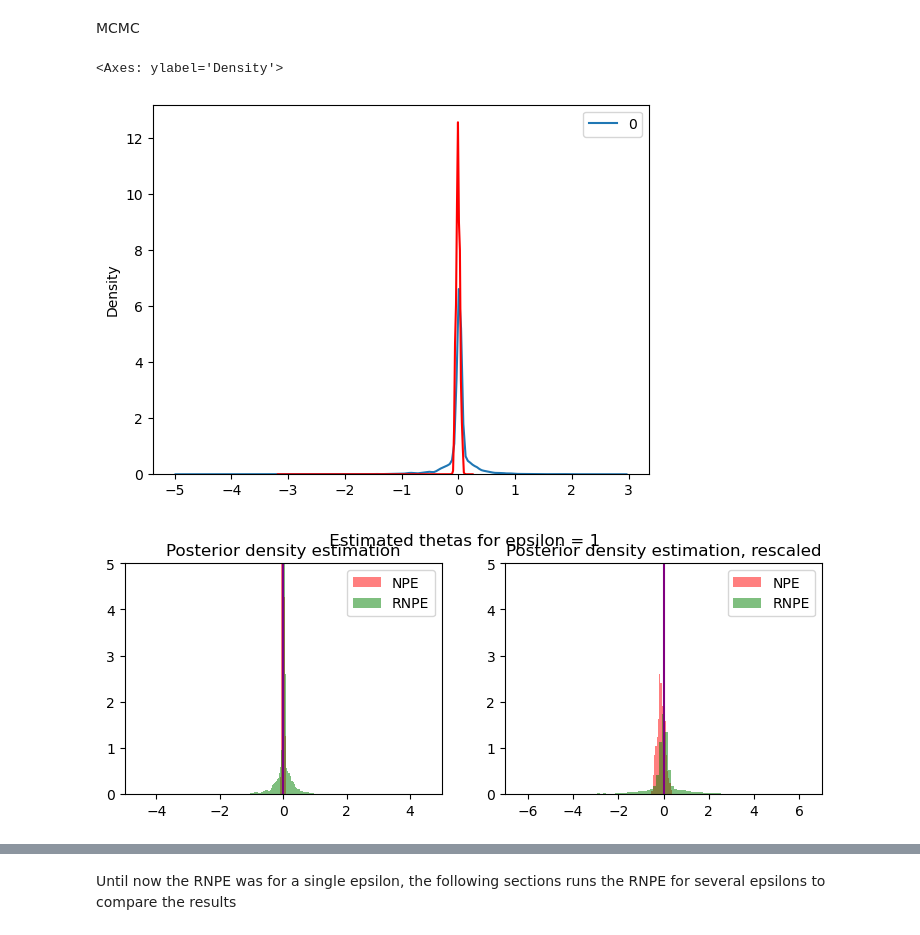
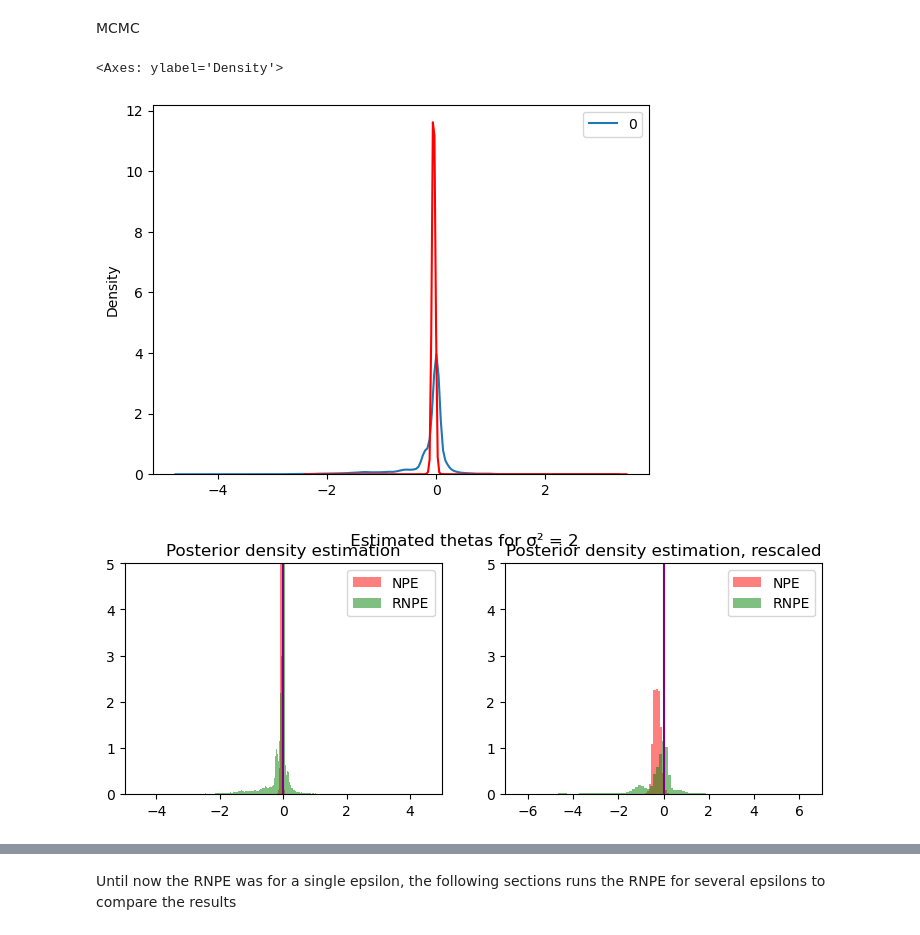
Before and after one commit to MouzaouiMatthieu/PFE, a Jupyter notebook: Robust_NPE.ipynb, the cells around one changed output, grey strips where cells are left out. Saved outputs shown, nothing was run; the diff lists cells and outputs as text; code cells hidden in the pictures.

```diff
--- a/Robust_NPE.ipynb
+++ b/Robust_NPE.ipynb
@@ -39,5 +39,3 @@ x_papier = data_papier.item()['x']
 y_papier = data_papier.item()['y']
 
 y_raw_papier = data_papier.item()['y_raw']
-# %%
-mu=0
@@ -49,18 +49,19 @@ rho = 1/2
 # %% [markdown]
 Utils
 # %%
-def generate_observed_corrupted_data(N: int, mu: float, epsilon: float) -> torch.Tensor:
-    """Generates the corrupted "y" from N(mu, 1+epsilon)
+def generate_observed_corrupted_data(N: int, mu: float, sigma_2: float) -> torch.Tensor:
+    """Generates the corrupted "y" from N(mu, sigma²)
 
     Args:
         N (int): Number of observations
         mu (float): True parameter
-        epsilon (float): Added corruption
+        sigma² (float): Variance of the y
 
     Returns:
         torch.Tensor: tensor of y, dim(N, 2)
     """
     zx = mu + torch.distributions.Normal(0, 1).sample((N, 100)) #N(mu,1)
+    epsilon = np.sqrt(sigma_2-1)
     zy = zx + torch.distributions.Normal(0, epsilon).sample(zx.shape)#N(mu, 1+epsilon)
     y_raw = torch.cat((zy.mean(dim=1, keepdim=True), zy.var(dim=1, keepdim=True)), dim=-1)
     return y_raw
@@ -100,8 +101,8 @@ dataset = lampe.data.JointDataset(theta, x)
 dataset_test = lampe.data.JointDataset(theta_test, x_test)
 # %%
 #Generating the observed corrupted data y
-epsilon = 1
-y_raw = generate_observed_corrupted_data(N, mu, epsilon)
+sigma_2 = 2
+y_raw = generate_observed_corrupted_data(N, mu, sigma_2)
 #Taking y0 a particular observation
 y = (y_raw[0] - x_mean) / x_std
 y
@@ -373,38 +374,38 @@ sns.kdeplot(thetas_m)
 sns.kdeplot(thetas_NPE.squeeze(),c='red')
 # %% [output]
 <Axes: ylabel='Density'>
-[figure, old version]
+[figure, new version]
 # %%
-def plot_thetas_scaled(thetas_NPE, thetasm, theta_mean, theta_std, epsilon): #,thetas_NPE_noisy
+def plot_thetas_scaled(thetas_NPE, thetasm, theta_mean, theta_std, sigma_2):
     plt.close()
     n_bins= 300
     plt.close()
     fig, (ax1, ax2) = plt.subplots(1,2, figsize=(9, 3))
 
     ax1.hist(thetas_NPE.squeeze().detach().numpy(),bins=n_bins, alpha=0.5, color='r', label='NPE', density=True)
     ax1.hist(thetasm.squeeze().detach().numpy(),bins=n_bins, alpha = 0.5, color='g', label='RNPE', density=True)
     mu_sclaled = (mu - theta_mean)/theta_std
     ax1.axvline(x=mu_sclaled,color="purple")
     ax1.axis(xmin=-5,xmax= 5)
     ax1.axis(ymax=5)
     ax1.legend()
     ax1.set_title("Posterior density estimation")
 
     ax2.hist(((thetas_NPE.squeeze() + theta_mean)*theta_std).detach().numpy(), bins=n_bins,alpha=0.5, color='r', label='NPE',density=True)
     ax2.hist(((thetasm.squeeze()+theta_mean)*theta_std).detach().numpy(), bins=n_bins, alpha=0.5, color='g', label='RNPE', density=True)
     ax2.axis(xmin=-7,xmax= 7)
     ax2.axis(ymax=5)
     ax2.axvline(x=mu,color="purple")
     ax2.legend()
     ax2.set_title("Posterior density estimation, rescaled")
 
-    fig.suptitle(f" Estimated thetas for epsilon = {epsilon}")
+    fig.suptitle(f" Estimated thetas for σ² = {sigma_2}")
     fig.show()
 
 
-plot_thetas_scaled(thetas_NPE, thetas_m, theta_mean, theta_std, epsilon)#,thetas_NPE_noisy)
+plot_thetas_scaled(thetas_NPE, thetas_m, theta_mean, theta_std, sigma_2)#,thetas_NPE_noisy)
 # %% [output]
-[figure, old version]
+[figure, new version]
 # %%
 plt.scatter(x=x[:20000,0], y=x[:20000,1], color='blue', label="x from simulation", s=1)
 plt.scatter(x=my_samples[:20000,0], y=my_samples[:20000,1], color='yellow', s=1, label="xm denoised")
```
Also changed, not shown: parts of 11 cells of this notebook.
